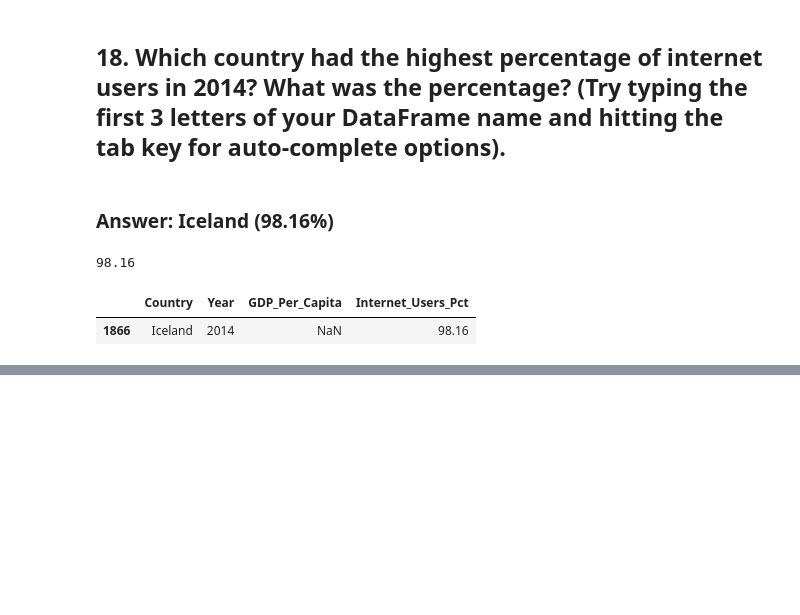
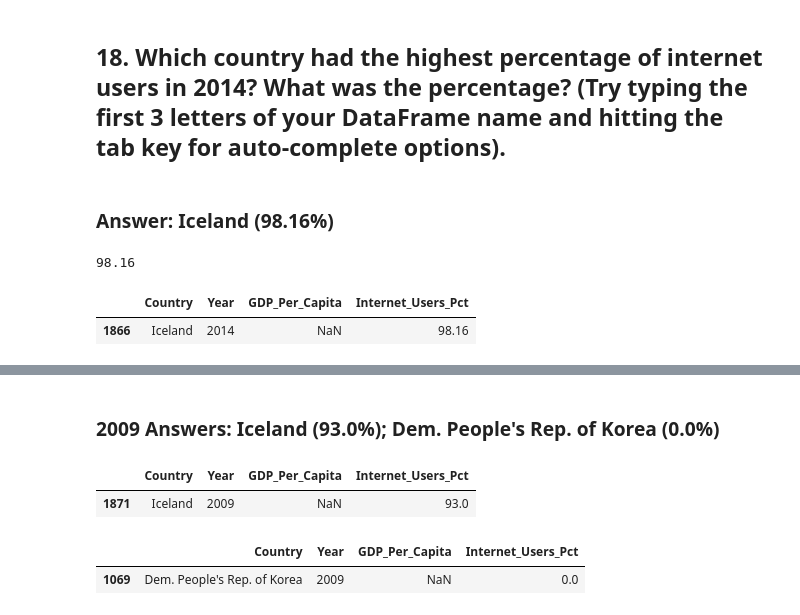
Before and after one commit to NSS-Data-Analytics-Cohort-6/gdp-and-internet-usage-abigailasper, a Jupyter notebook: notebooks/gdp_internet_un.ipynb, the cells around one changed output, grey strips where cells are left out. Saved outputs shown, nothing was run; the diff lists cells and outputs as text; code cells hidden in the pictures; blank space fills up the shorter version.

```diff
--- a/notebooks/gdp_internet_un.ipynb
+++ b/notebooks/gdp_internet_un.ipynb
@@ -272,0 +296,12 @@ gdp_internet_2014.loc[gdp_internet_2014['Internet_Users_Pct'] == 98.16]
+# %% [markdown]
+### 2009 Answers: Iceland (93.0%); Dem. People's Rep. of Korea (0.0%)
+# %%
+gdp_internet_2009.loc[gdp_internet_2009['Internet_Users_Pct'] == np.nanmax(gdp_internet_2009['Internet_Users_Pct'])]
+# %% [output]
+|  | Country | Year | GDP_Per_Capita | Internet_Users_Pct |
+| 1871 | Iceland | 2009 | NaN | 93.0 |
+# %%
+gdp_internet_2009.loc[gdp_internet_2009['Internet_Users_Pct'] == gdp_internet_2009['Internet_Users_Pct'].min()]
+# %% [output]
+|  | Country | Year | GDP_Per_Capita | Internet_Users_Pct |
+| 1069 | Dem. People's Rep. of Korea | 2009 | NaN | 0.0 |
```
Also changed, not shown: parts of 7 cells of this notebook.
